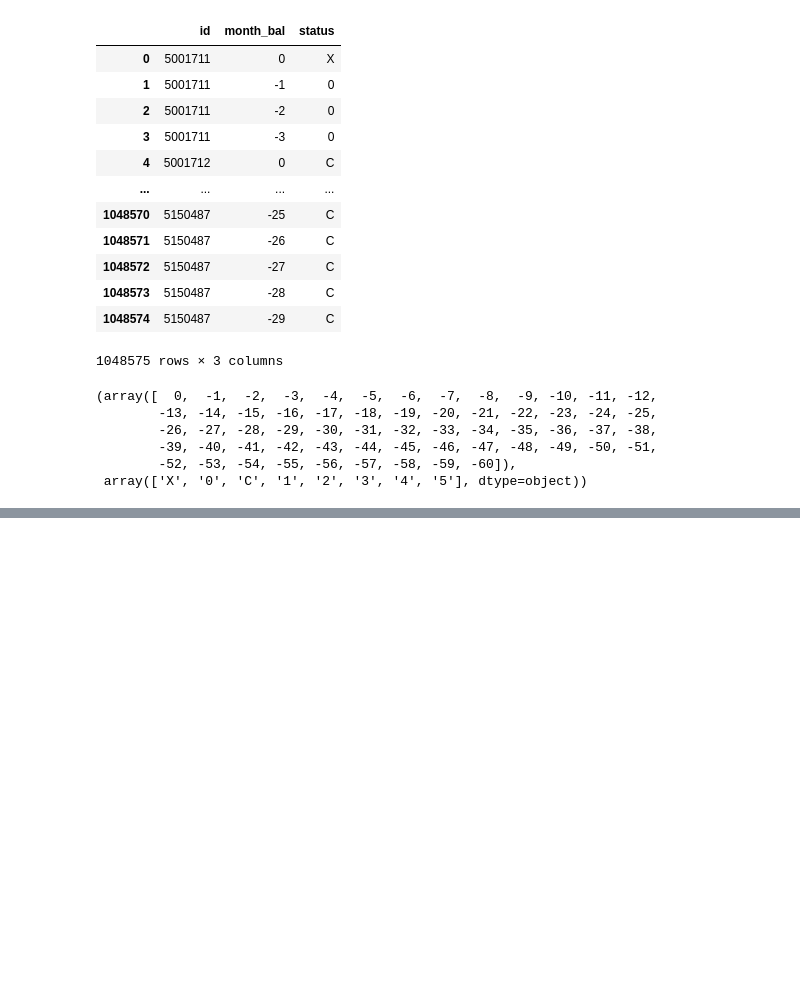
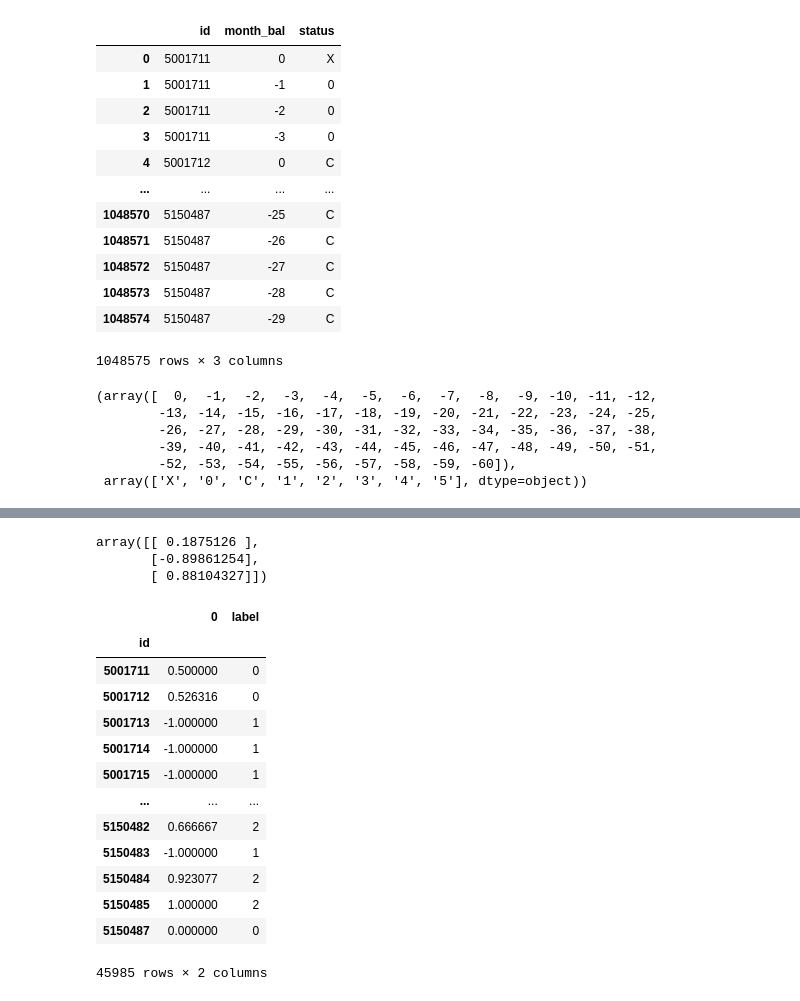
Before and after one commit to johntanas/it1244project, a Jupyter notebook: code/label.ipynb, the cells around one changed output, grey strips where cells are left out. Saved outputs shown, nothing was run; the diff lists cells and outputs as text; code cells hidden in the pictures; blank space fills up the shorter version.

```diff
--- a/code/label.ipynb
+++ b/code/label.ipynb
@@ -67,0 +137,25 @@ ids.to_csv("labels.csv")
+# %%
+kmeanModel.cluster_centers_
+# %% [output]
+array([[ 0.1875126 ],
+       [-0.89861254],
+       [ 0.88104327]])
+# %%
+df["label"]=kmeanModel.labels_
+# %%
+df
+# %% [output]
+|  | 0 | label |
+| id |  |  |
+| 5001711 | 0.500000 | 0 |
+| 5001712 | 0.526316 | 0 |
+| 5001713 | -1.000000 | 1 |
+| 5001714 | -1.000000 | 1 |
+| 5001715 | -1.000000 | 1 |
+| ... | ... | ... |
+| 5150482 | 0.666667 | 2 |
+| 5150483 | -1.000000 | 1 |
+| 5150484 | 0.923077 | 2 |
+| 5150485 | 1.000000 | 2 |
+| 5150487 | 0.000000 | 0 |
+45985 rows × 2 columns
```
Also changed, not shown: parts of 23 cells of this notebook.
